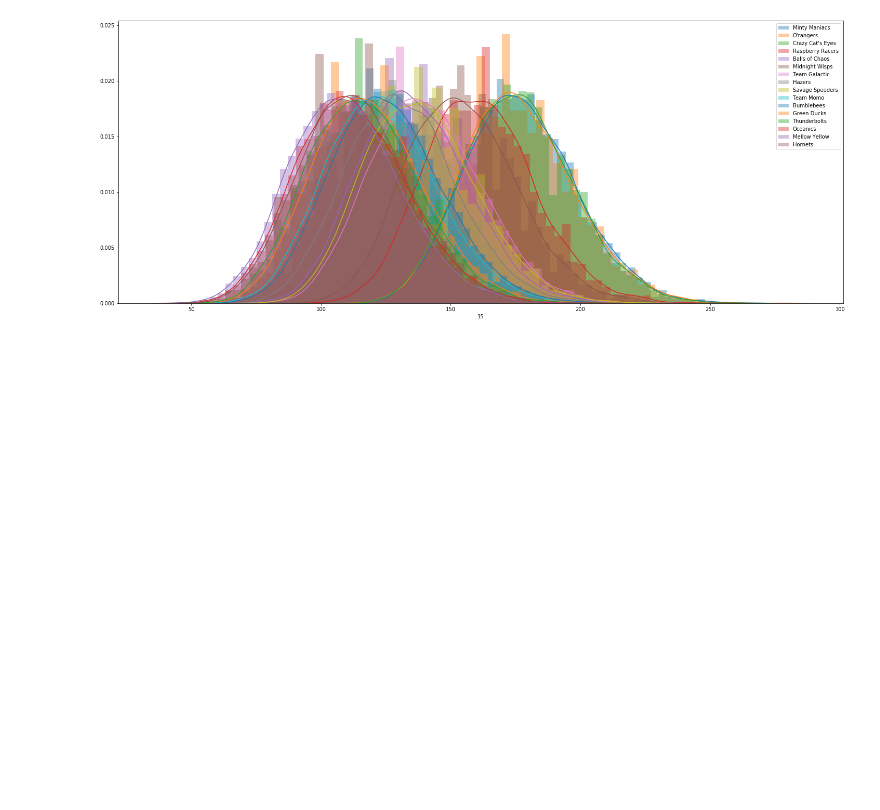
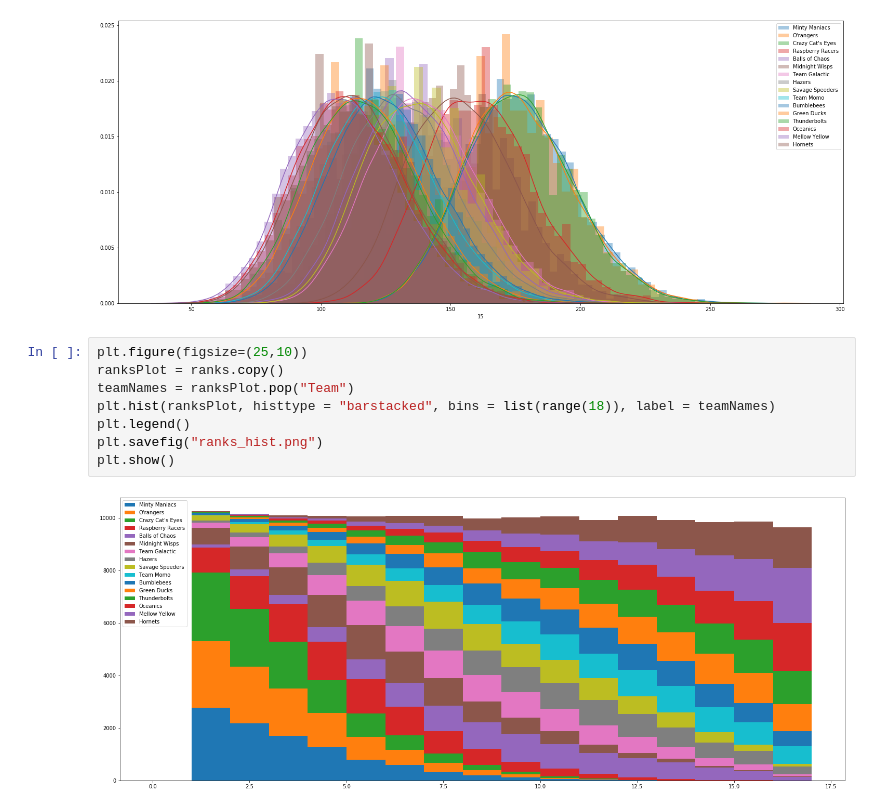
Before and after one commit to jtang9001/marble-carlo, a Jupyter notebook: carlo.ipynb, the cells around one changed output. Saved outputs shown, nothing was run; the diff lists cells and outputs as text; blank space fills up the shorter version.

Commit message:
stacked histograms work

```diff
--- a/carlo.ipynb
+++ b/carlo.ipynb
@@ -140,3 +140,13 @@ Oceanics
 Mellow Yellow
 Hornets
 [figure]
+# %%
+plt.figure(figsize=(25,10))
+ranksPlot = ranks.copy()
+teamNames = ranksPlot.pop("Team")
+plt.hist(ranksPlot, histtype = "barstacked", bins = list(range(18)), label = teamNames)
+plt.legend()
+plt.savefig("ranks_hist.png")
+plt.show()
+# %% [output]
+[figure, added]
```
Also changed, not shown: 1 other file.
